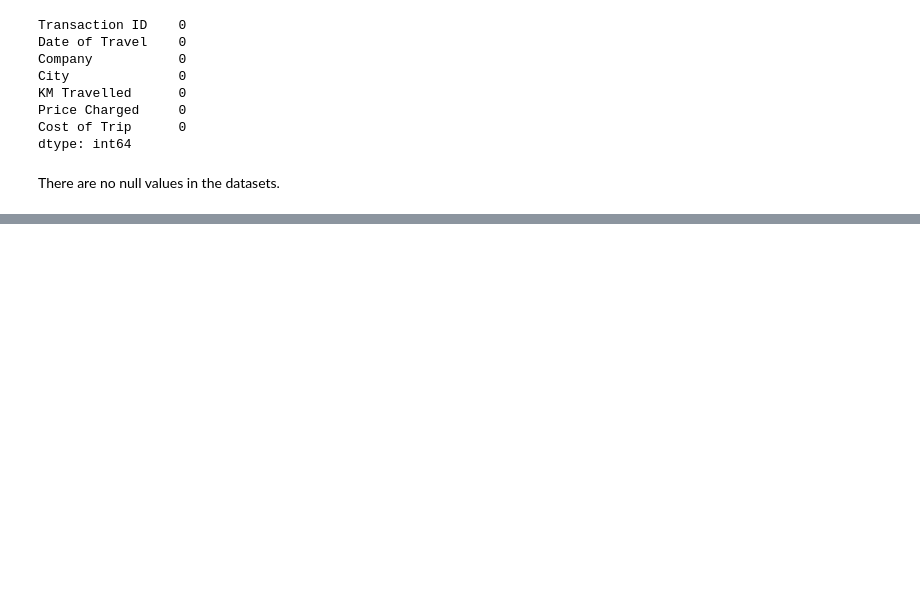
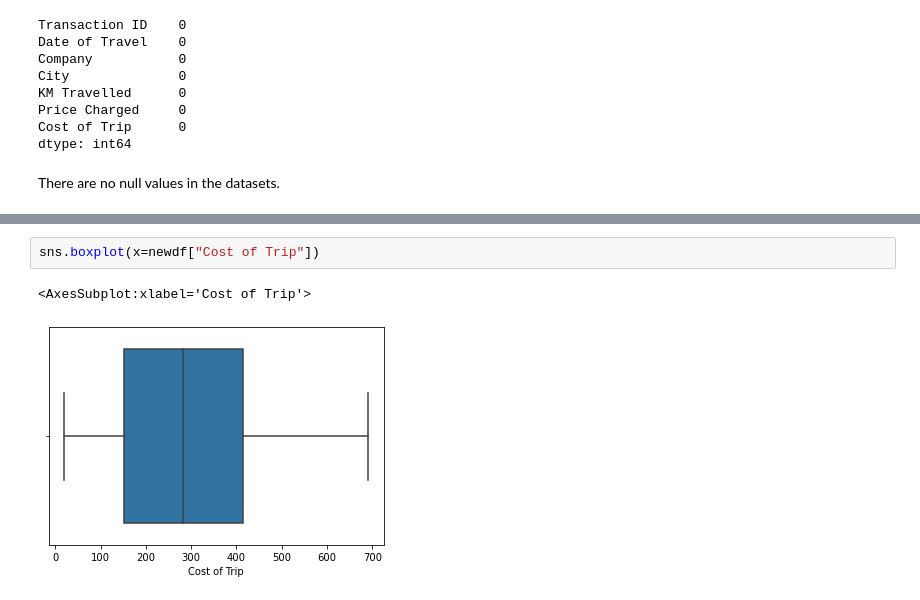
Before and after one commit to KierraDangerfield/Data-Glacier, a Jupyter notebook: Week_2/Insight for Cab Investment Firm.ipynb, the cells around one changed output, grey strips where cells are left out. Drawn from its saved outputs; the diff is of its cells as text; blank space fills up the shorter version.

```diff
--- a/Week_2/Insight for Cab Investment Firm.ipynb
+++ b/Week_2/Insight for Cab Investment Firm.ipynb
@@ -234,0 +368,5 @@ There are no null values in the datasets.
+# %%
+sns.boxplot(x=newdf["Cost of Trip"])
+# %% [output]
+<AxesSubplot:xlabel='Cost of Trip'>
+[figure, added]
```
Also changed, not shown: parts of 35 cells of this notebook.
